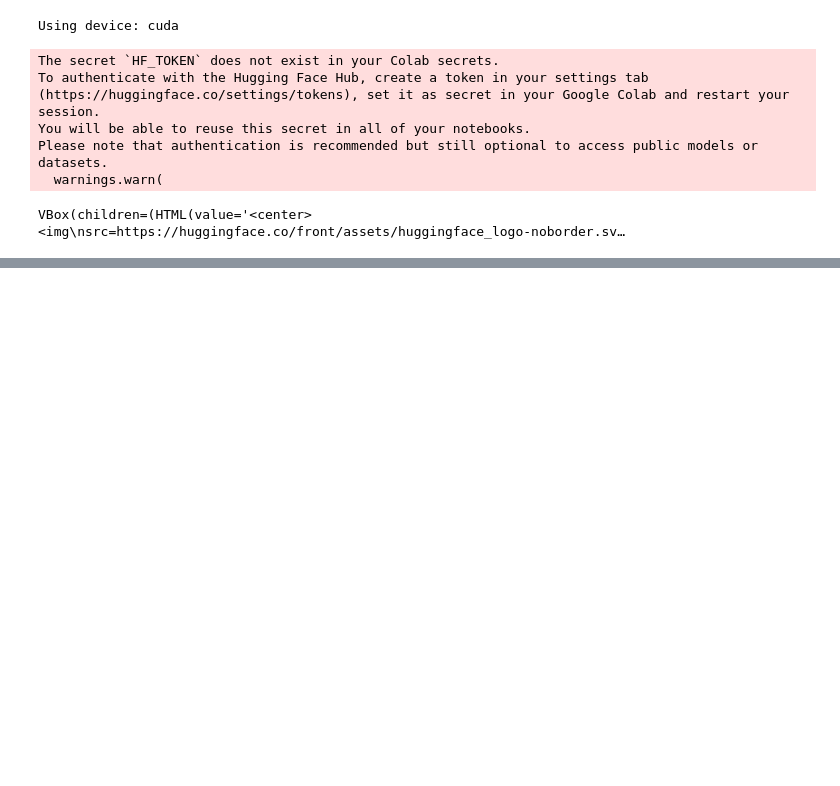
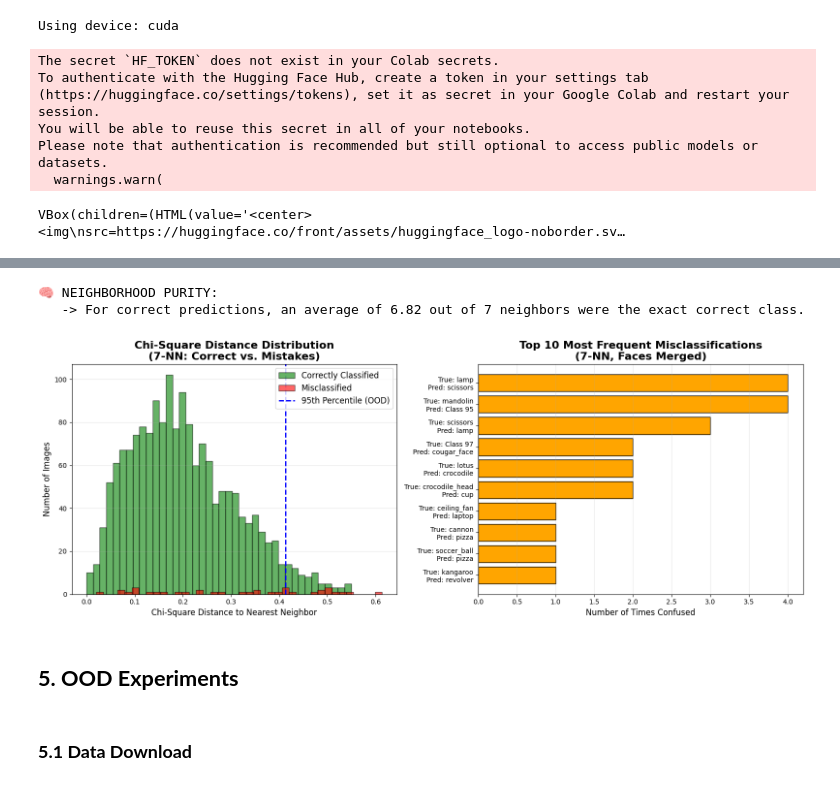
Before and after one commit to xMyrine/Obstacle-detection, a Jupyter notebook: notes/m14_Benchmarking.ipynb, the cells around one changed output, grey strips where cells are left out. Saved outputs shown, nothing was run; the diff lists cells and outputs as text; code cells hidden in the pictures; blank space fills up the shorter version.

```diff
--- a/notes/m14_Benchmarking.ipynb
+++ b/notes/m14_Benchmarking.ipynb
@@ -461,0 +271,17 @@ missed_ood_assigned_classes = [Counter(row).most_common(1)[0][0] for i, row in e
+# %%
+FACES_GROUP = []
+for face_name in ['Faces', 'Faces_easy']:
+    if face_name in class_names:
+        FACES_GROUP.append(class_names.index(face_name))
+
+PRIMARY_FACE_ID = FACES_GROUP[0] if len(FACES_GROUP) > 0 else -1
+# %%
+num_test = len(test_l1)
+y_train = flatten_labels(caltech_train_labels)
+y_test = flatten_labels(caltech_test_labels)
+# %%
+correct_distances = []
+incorrect_distances = []
+confusion_pairs = []
+correct_count = 0
+correct_neighbor_counts = []
@@ -461,0 +319,3 @@ missed_ood_assigned_classes = [Counter(row).most_common(1)[0][0] for i, row in e
+# %%
+all_distances = np.array(correct_distances + incorrect_distances)
+accuracy = (correct_count / len(test_l1)) * 100
@@ -461,0 +360,47 @@ missed_ood_assigned_classes = [Counter(row).most_common(1)[0][0] for i, row in e
+# %%
+if len(correct_neighbor_counts) > 0:
+    avg_correct_neighbors = np.mean(correct_neighbor_counts)
+    print(f"\n🧠 NEIGHBORHOOD PURITY:")
+    print(f"   -> For correct predictions, an average of {avg_correct_neighbors:.2f} out of {K_NN} neighbors were the exact correct class.")
+# %% [output]
+🧠 NEIGHBORHOOD PURITY:
+   -> For correct predictions, an average of 6.82 out of 7 neighbors were the exact correct class.
+# %%
+fig, (ax1, ax2) = plt.subplots(1, 2, figsize=(16, 6))
+
+ax1.hist(correct_distances, bins=40, alpha=0.6, color='green', edgecolor='black', label='Correctly Classified')
+if len(incorrect_distances) > 0:
+    ax1.hist(incorrect_distances, bins=40, alpha=0.6, color='red', edgecolor='black', label='Misclassified')
+
+ax1.axvline(np.percentile(all_distances, 95), color='blue', linestyle='dashed', linewidth=2, label='95th Percentile (OOD)')
+ax1.set_title(f"Chi-Square Distance Distribution\n({K_NN}-NN: Correct vs. Mistakes)", fontsize=16, fontweight='bold')
+ax1.set_xlabel("Chi-Square Distance to Nearest Neighbor", fontsize=12)
+ax1.set_ylabel("Number of Images", fontsize=12)
+ax1.legend(fontsize=12)
+ax1.grid(axis='y', alpha=0.3)
+
+if len(confusion_pairs) > 0:
+    mistake_counts = Counter(confusion_pairs).most_common(10)
+
+    def get_class_name(idx):
+        if idx < len(class_names):
+            return class_names[idx]
+        return f"Class {idx}"
+
+    pair_labels = [f"True: {get_class_name(true)}\nPred: {get_class_name(pred)}" for (true, pred), count in mistake_counts]
+    counts = [count for (true, pred), count in mistake_counts]
+
+    ax2.barh(pair_labels[::-1], counts[::-1], color='orange', edgecolor='black')
+    ax2.set_title(f"Top 10 Most Frequent Misclassifications\n({K_NN}-NN, Faces Merged)", fontsize=16, fontweight='bold')
+    ax2.set_xlabel("Number of Times Confused", fontsize=12)
+    ax2.grid(axis='x', alpha=0.3)
+else:
+    ax2.text(0.5, 0.5, 'No Mistakes Found!', ha='center', va='center', fontsize=20)
+    ax2.axis('off')
+
+plt.tight_layout()
+plt.show()
+# %% [output]
+[figure, added]
+# %% [markdown]
+## **5. OOD Experiments**
@@ -461,0 +413,2 @@ missed_ood_assigned_classes = [Counter(row).most_common(1)[0][0] for i, row in e
+# %% [markdown]
+### **5.1 Data Download**
```
Also changed, not shown: parts of 175 cells of this notebook, 3 other files.
